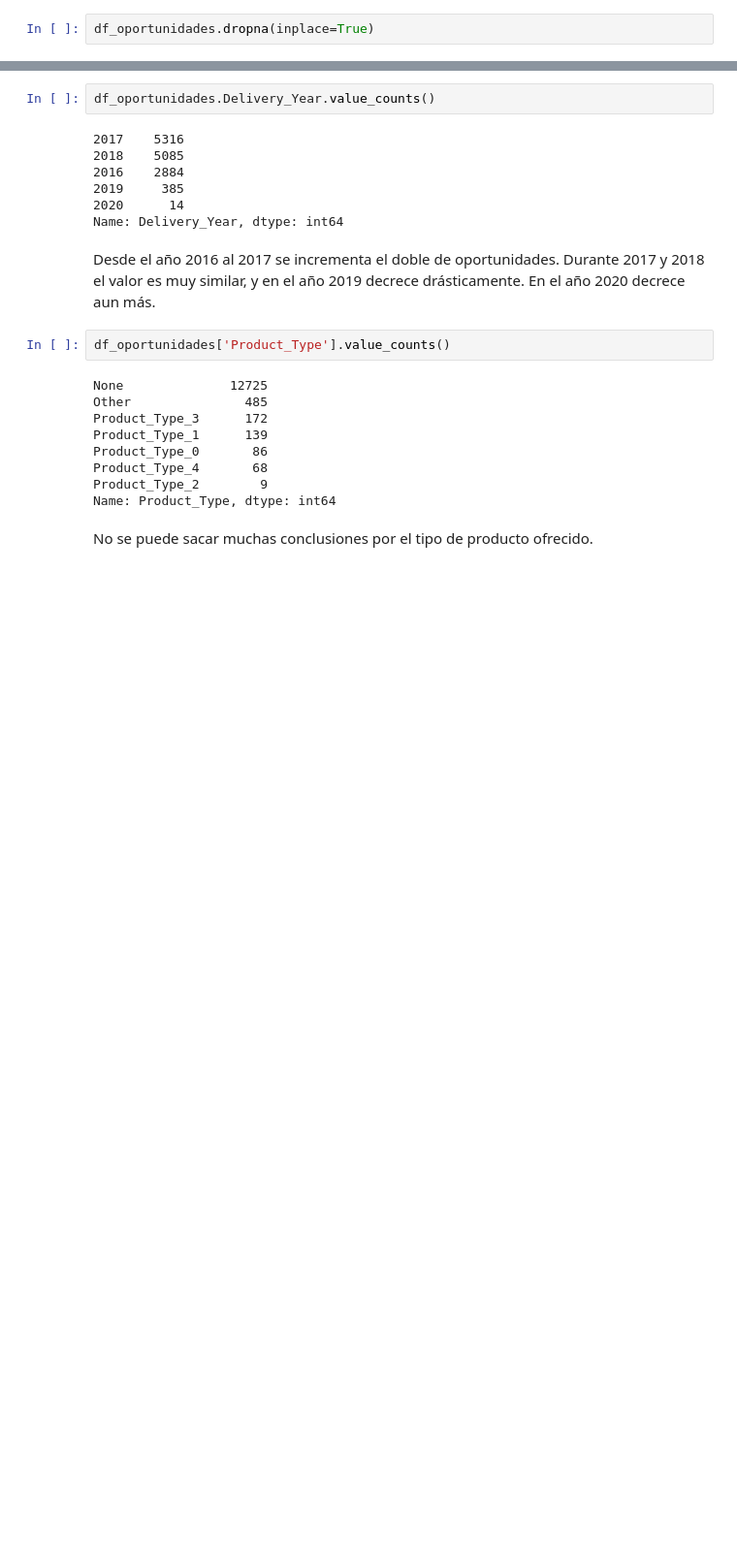
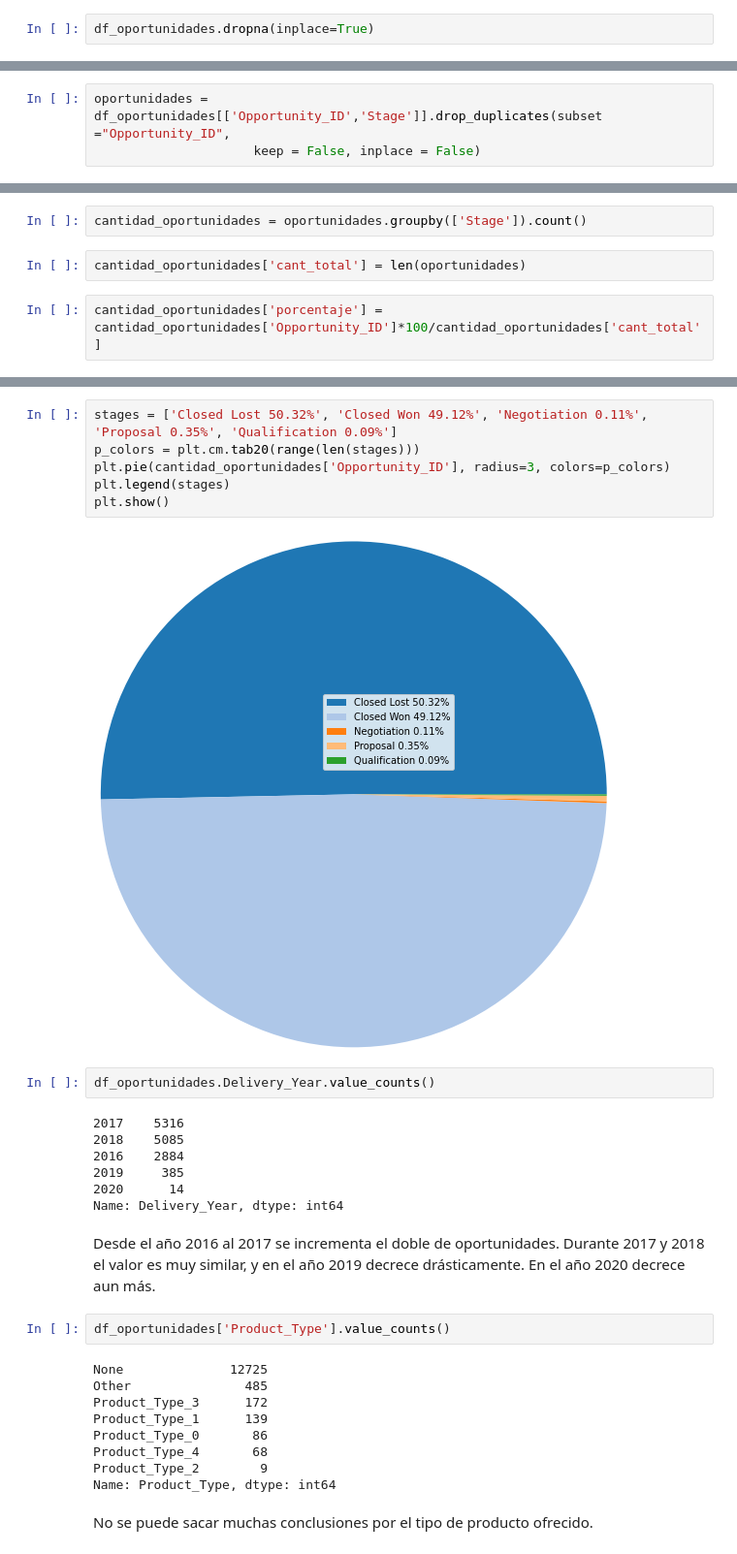
Before and after one commit to faristegui/tpdatos-2c-2020, a Jupyter notebook: TP1-Facundo.ipynb, the cells around one changed output, grey strips where cells are left out. Shown at 97% size. Saved outputs shown, nothing was run; the diff lists cells and outputs as text; blank space fills up the shorter version.

Commit message:
agregados plots

```diff
--- a/TP1-Facundo.ipynb
+++ b/TP1-Facundo.ipynb
@@ -8,0 +64,3 @@ df_oportunidades.dropna(inplace=True)
+# %%
+oportunidades = df_oportunidades[['Opportunity_ID','Stage']].drop_duplicates(subset ="Opportunity_ID",
+                     keep = False, inplace = False)
@@ -8,0 +79,6 @@ df_oportunidades.dropna(inplace=True)
+# %%
+cantidad_oportunidades = oportunidades.groupby(['Stage']).count()
+# %%
+cantidad_oportunidades['cant_total'] = len(oportunidades)
+# %%
+cantidad_oportunidades['porcentaje'] = cantidad_oportunidades['Opportunity_ID']*100/cantidad_oportunidades['cant_total']
@@ -9,3 +94,11 @@ df_oportunidades.dropna(inplace=True)
+# %%
+stages = ['Closed Lost 50.32%', 'Closed Won 49.12%', 'Negotiation 0.11%', 'Proposal 0.35%', 'Qualification 0.09%']
+p_colors = plt.cm.tab20(range(len(stages)))
+plt.pie(cantidad_oportunidades['Opportunity_ID'], radius=3, colors=p_colors)
+plt.legend(stages)
+plt.show()
+# %% [output]
+[figure, added]
 # %%
 df_oportunidades.Delivery_Year.value_counts()
 # %% [output]
```
Also changed, not shown: parts of 6 cells of this notebook, 1 other file.
